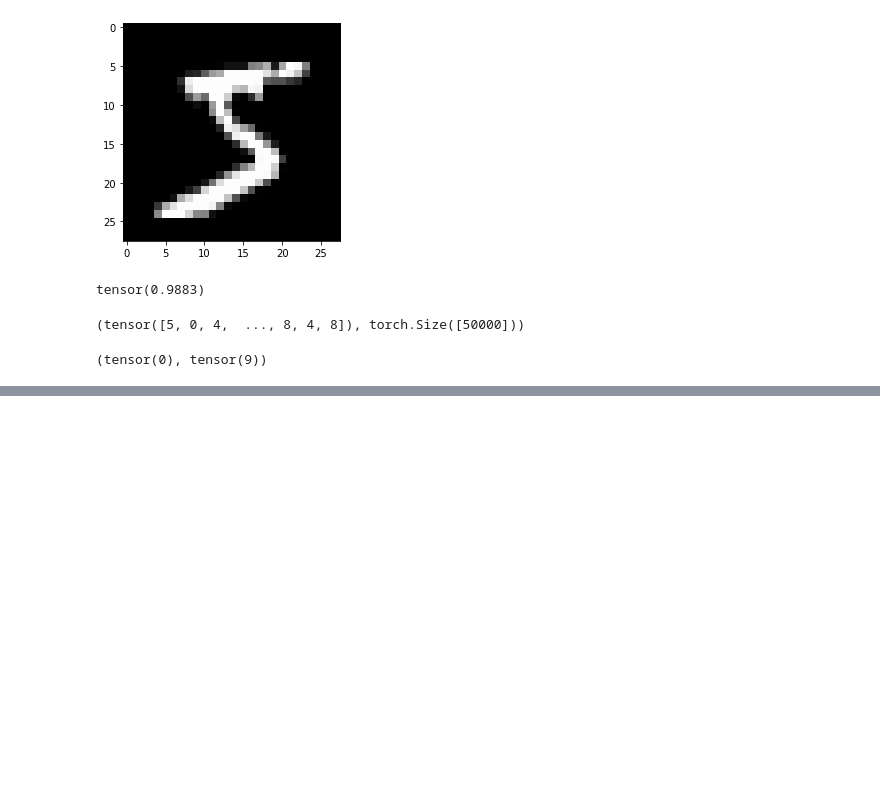
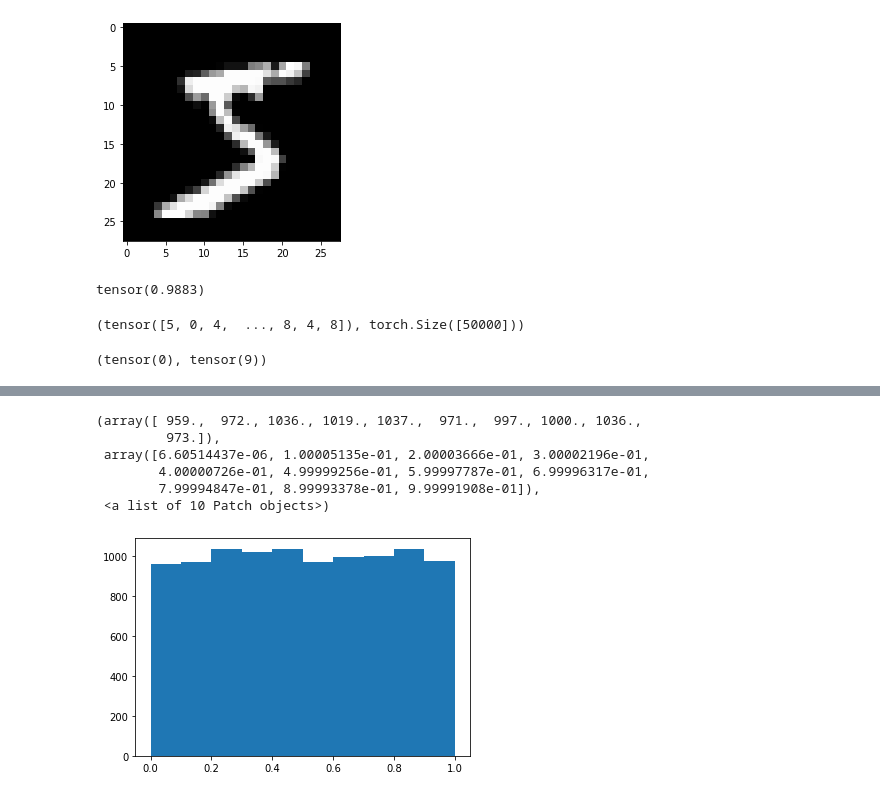
Before and after one commit to daspartho/fastai-part2, a Jupyter notebook: matmul.ipynb, the cells around one changed output, grey strips where cells are left out. Cells and saved outputs as stored; diff of their text form; code cells hidden in the pictures; blank space fills up the shorter version.

```diff
--- a/matmul.ipynb
+++ b/matmul.ipynb
@@ -135,0 +185,10 @@ y_train.min(), y_train.max()
+# %%
+plt.hist([rand() for _ in range(10000)])
+# %% [output]
+(array([ 959.,  972., 1036., 1019., 1037.,  971.,  997., 1000., 1036.,
+         973.]),
+ array([6.60514437e-06, 1.00005135e-01, 2.00003666e-01, 3.00002196e-01,
+        4.00000726e-01, 4.99999256e-01, 5.99997787e-01, 6.99996317e-01,
+        7.99994847e-01, 8.99993378e-01, 9.99991908e-01]),
+ <a list of 10 Patch objects>)
+[figure, added]
```
Also changed, not shown: parts of 11 cells of this notebook.
